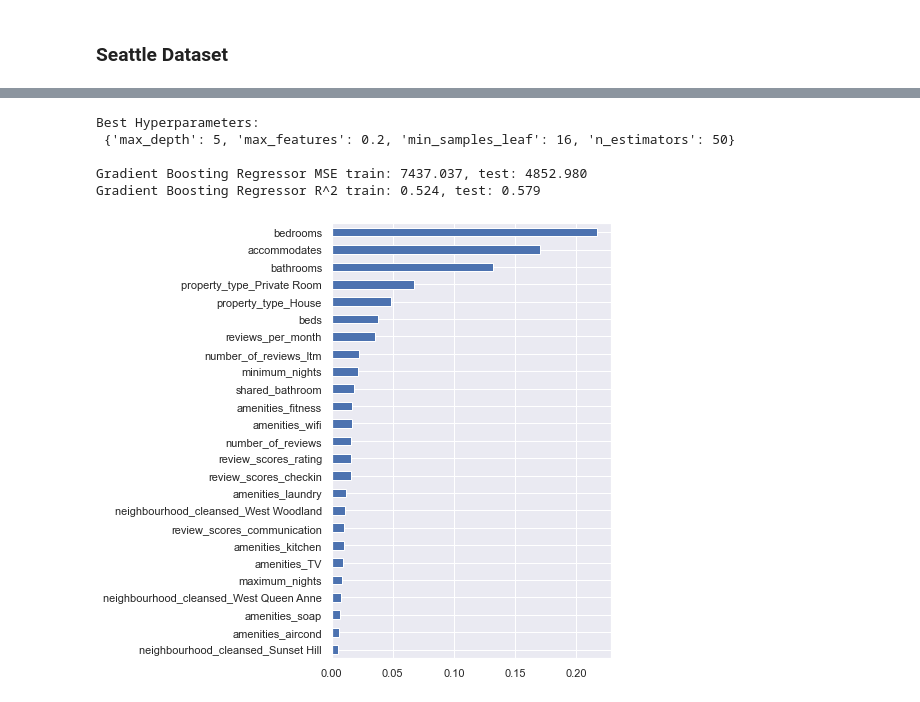
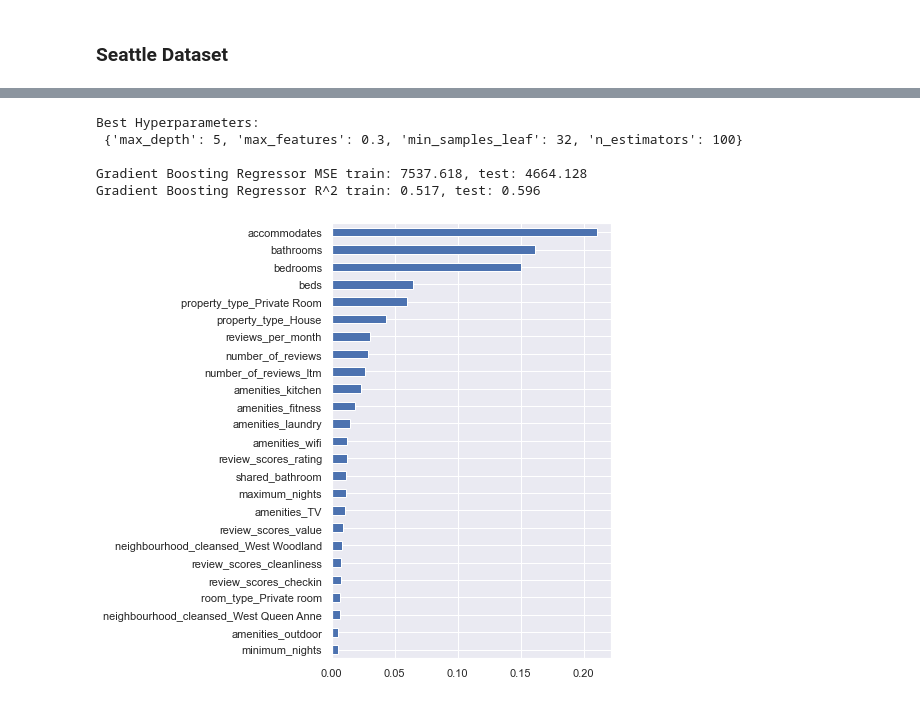
Before and after one commit to nikokydes/Udacity_DS_Proj1, a Jupyter notebook: Project1.ipynb, the cells around one changed output, grey strips where cells are left out. Cells and saved outputs as stored; diff of their text form; code cells hidden in the pictures.

```diff
--- a/Project1.ipynb
+++ b/Project1.ipynb
@@ -671,17 +705,20 @@ Random Forest R^2 train: 0.902, test: 0.548
 # Gradient Boosing Regressor
 gb = GradientBoostingRegressor(random_state=42)
 
+# Grid search parameters
 # params_gb = {
-#     'n_estimators': [25, 50, 100],
-#     'max_depth': [6, 8, 10],
-#     'max_features': [0.3, 0.45, 0.6]
+#     'n_estimators': [50, 100],
+#     'max_depth': [4, 5, 6],
+#     'max_features': ['auto', 'sqrt', 0.2, 0.3],
+#     'min_samples_leaf': [1, 16, 32]
 # }
 
+# Optimal parameters
 params_gb = {
-    'n_estimators': [25, 50],
-    'max_depth': [3, 4, 5],
-    'max_features': [0.2, 0.3, 0.6],
-    'min_samples_leaf': [2, 4, 8, 16]
+    'n_estimators': [100],
+    'max_depth': [5],
+    'max_features': [0.3],
+    'min_samples_leaf': [32]
 }
 
 grid_gb = GridSearchCV(estimator=gb, param_grid=params_gb, cv=5, scoring='neg_mean_squared_error', n_jobs=-1)
@@ -690,11 +727,11 @@ grid_gb.fit(X_train, y_train.squeeze())
 
 print('Best Hyperparameters:\n', grid_gb.best_params_, '\n')
 
-best_model = grid_gb.best_estimator_
+best_model_gb = grid_gb.best_estimator_
 
 #calculate scores for the model
-y_train_pred = best_model.predict(X_train)
-y_test_pred  = best_model.predict(X_test)
+y_train_pred = best_model_gb.predict(X_train)
+y_test_pred  = best_model_gb.predict(X_test)
 
 print('Gradient Boosting Regressor MSE train: %.3f, test: %.3f' % (
         mean_squared_error(y_train, y_train_pred),
@@ -704,15 +741,15 @@ print('Gradient Boosting Regressor R^2 train: %.3f, test: %.3f' % (
         r2_score(y_test, y_test_pred)))
 # %% [output]
 Best Hyperparameters:
- {'max_depth': 5, 'max_features': 0.2, 'min_samples_leaf': 16, 'n_estimators': 50}
+ {'max_depth': 5, 'max_features': 0.3, 'min_samples_leaf': 32, 'n_estimators': 100}
 
-Gradient Boosting Regressor MSE train: 7437.037, test: 4852.980
-Gradient Boosting Regressor R^2 train: 0.524, test: 0.579
+Gradient Boosting Regressor MSE train: 7537.618, test: 4664.128
+Gradient Boosting Regressor R^2 train: 0.517, test: 0.596
 # %%
 # Plot feature importances for the gradient boosting regressor
-feat_imp = pd.Series(best_model.feature_importances_, index=X_train.columns)
+feat_imp = pd.Series(best_model_gb.feature_importances_, index=X_train.columns)
 
 fig, ax = plt.subplots(1, 1, figsize=(5,8))
 _ = feat_imp.nlargest(25).plot(kind='barh', ax=ax).invert_yaxis()
 # %% [output]
-[figure, old version]
+[figure, new version]
```
Also changed, not shown: parts of 2 cells of this notebook.
